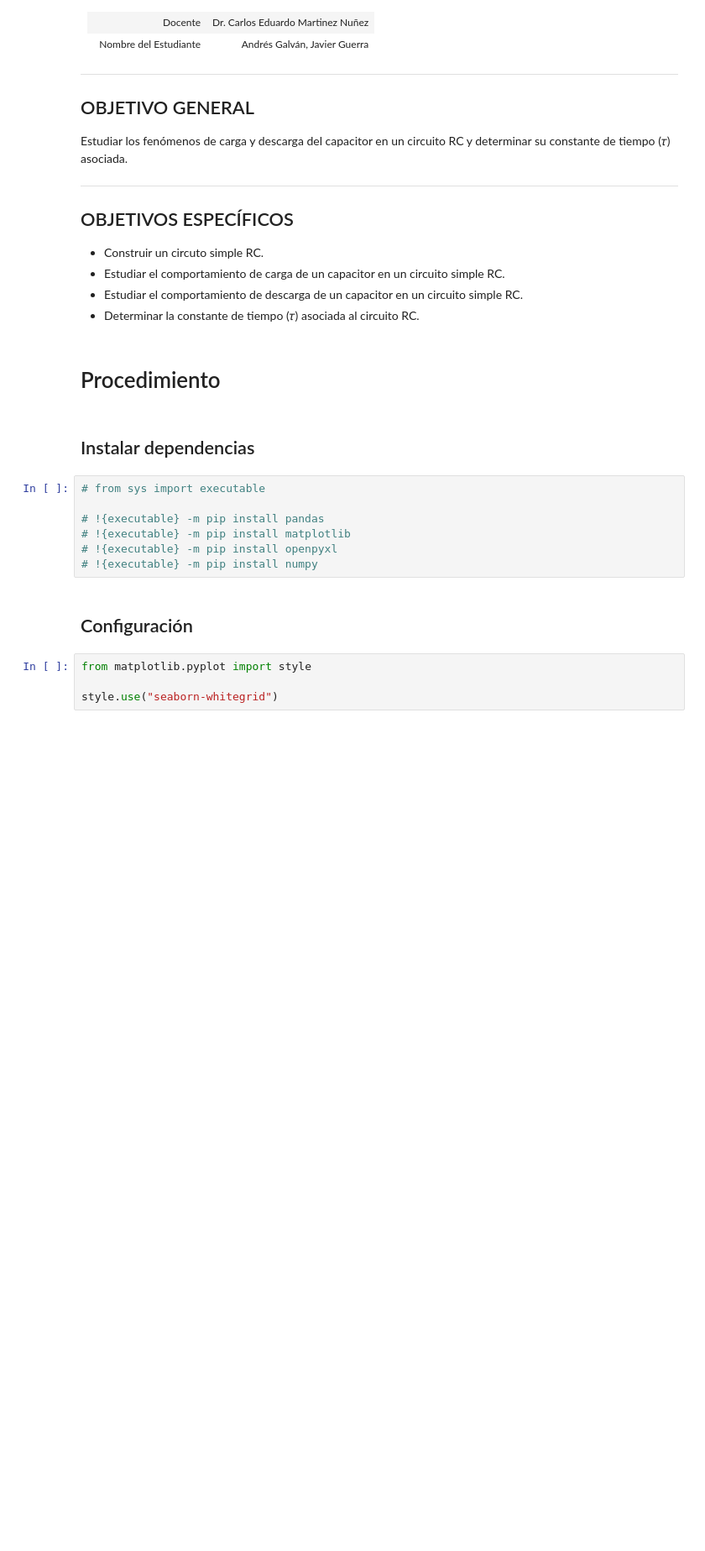
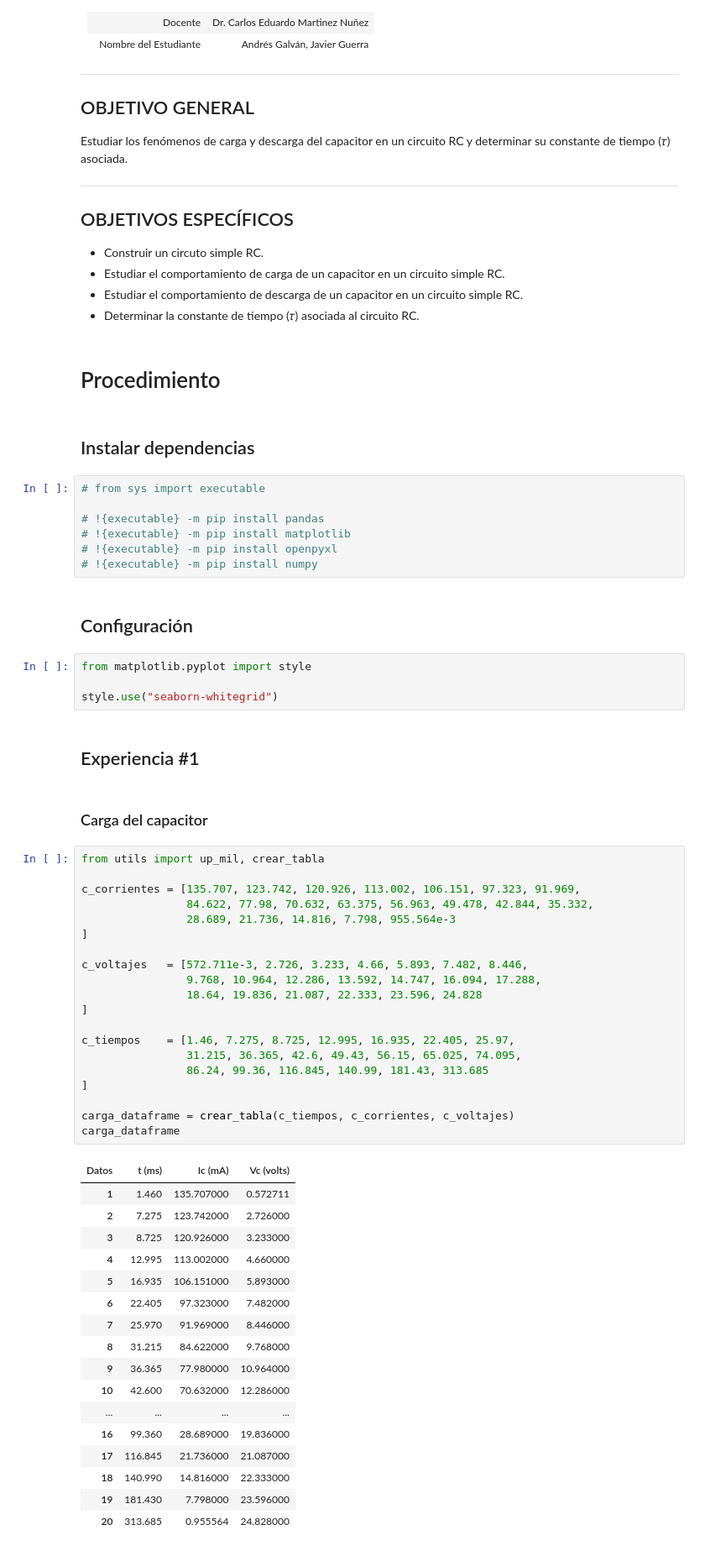
Before and after one commit to afgalvan/circuit-lab, a Jupyter notebook: circuit_lab.ipynb, the cells around one changed output. Shown at 84% size. Drawn from its saved outputs; the diff is of its cells as text; blank space fills up the shorter version.

```diff
--- a/circuit_lab.ipynb
+++ b/circuit_lab.ipynb
@@ -43,3 +43,45 @@ Estudiar los fenómenos de carga y descarga del capacitor en un circuito RC y de
 from matplotlib.pyplot import style
 
 style.use("seaborn-whitegrid")
+# %% [markdown]
+## Experiencia #1
+# %% [markdown]
+### Carga del capacitor
+# %%
+from utils import up_mil, crear_tabla
+
+c_corrientes = [135.707, 123.742, 120.926, 113.002, 106.151, 97.323, 91.969,
+                84.622, 77.98, 70.632, 63.375, 56.963, 49.478, 42.844, 35.332,
+                28.689, 21.736, 14.816, 7.798, 955.564e-3
+]
+
+c_voltajes   = [572.711e-3, 2.726, 3.233, 4.66, 5.893, 7.482, 8.446,
+                9.768, 10.964, 12.286, 13.592, 14.747, 16.094, 17.288,
+                18.64, 19.836, 21.087, 22.333, 23.596, 24.828
+]
+
+c_tiempos    = [1.46, 7.275, 8.725, 12.995, 16.935, 22.405, 25.97,
+                31.215, 36.365, 42.6, 49.43, 56.15, 65.025, 74.095,
+                86.24, 99.36, 116.845, 140.99, 181.43, 313.685
+]
+
+carga_dataframe = crear_tabla(c_tiempos, c_corrientes, c_voltajes)
+carga_dataframe
+# %% [output]
+| Datos | t (ms) | Ic (mA) | Vc (volts) |
+| 1 | 1.460 | 135.707000 | 0.572711 |
+| 2 | 7.275 | 123.742000 | 2.726000 |
+| 3 | 8.725 | 120.926000 | 3.233000 |
+| 4 | 12.995 | 113.002000 | 4.660000 |
+| 5 | 16.935 | 106.151000 | 5.893000 |
+| 6 | 22.405 | 97.323000 | 7.482000 |
+| 7 | 25.970 | 91.969000 | 8.446000 |
+| 8 | 31.215 | 84.622000 | 9.768000 |
+| 9 | 36.365 | 77.980000 | 10.964000 |
+| 10 | 42.600 | 70.632000 | 12.286000 |
+| ... | ... | ... | ... |
+| 16 | 99.360 | 28.689000 | 19.836000 |
+| 17 | 116.845 | 21.736000 | 21.087000 |
+| 18 | 140.990 | 14.816000 | 22.333000 |
+| 19 | 181.430 | 7.798000 | 23.596000 |
+| 20 | 313.685 | 0.955564 | 24.828000 |
```
Also changed, not shown: parts of 7 cells of this notebook, 3 other files.
